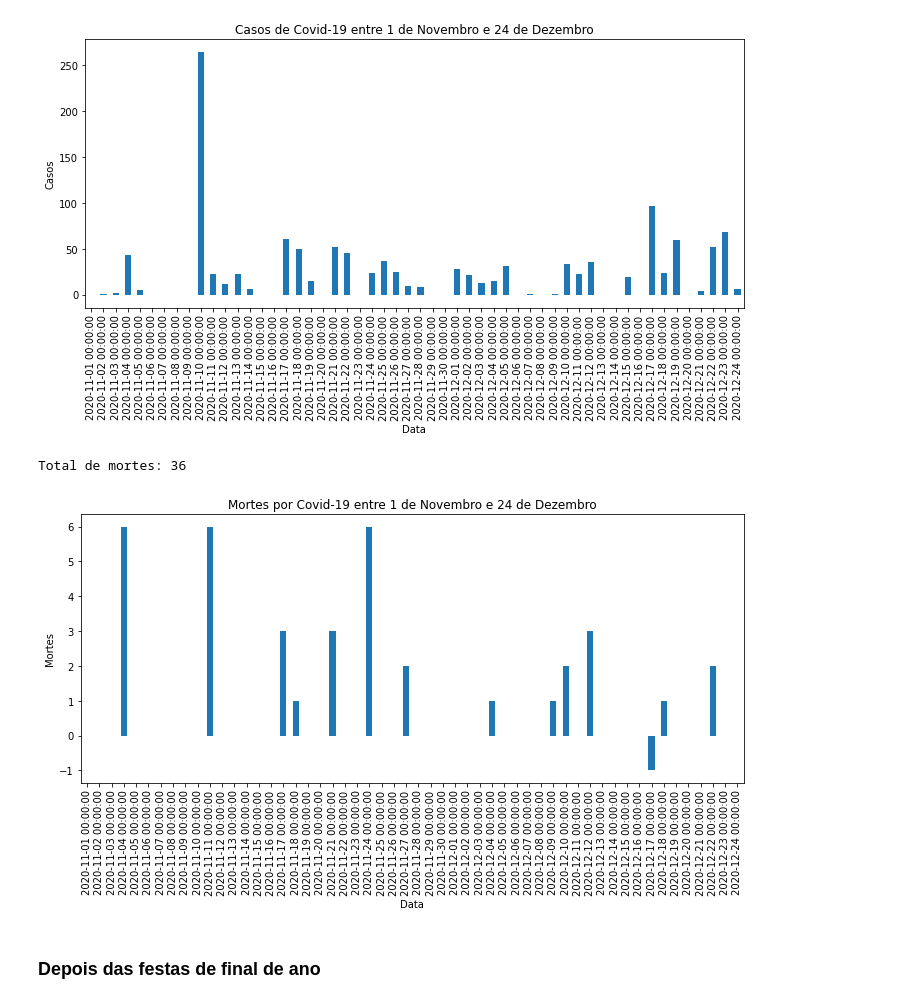
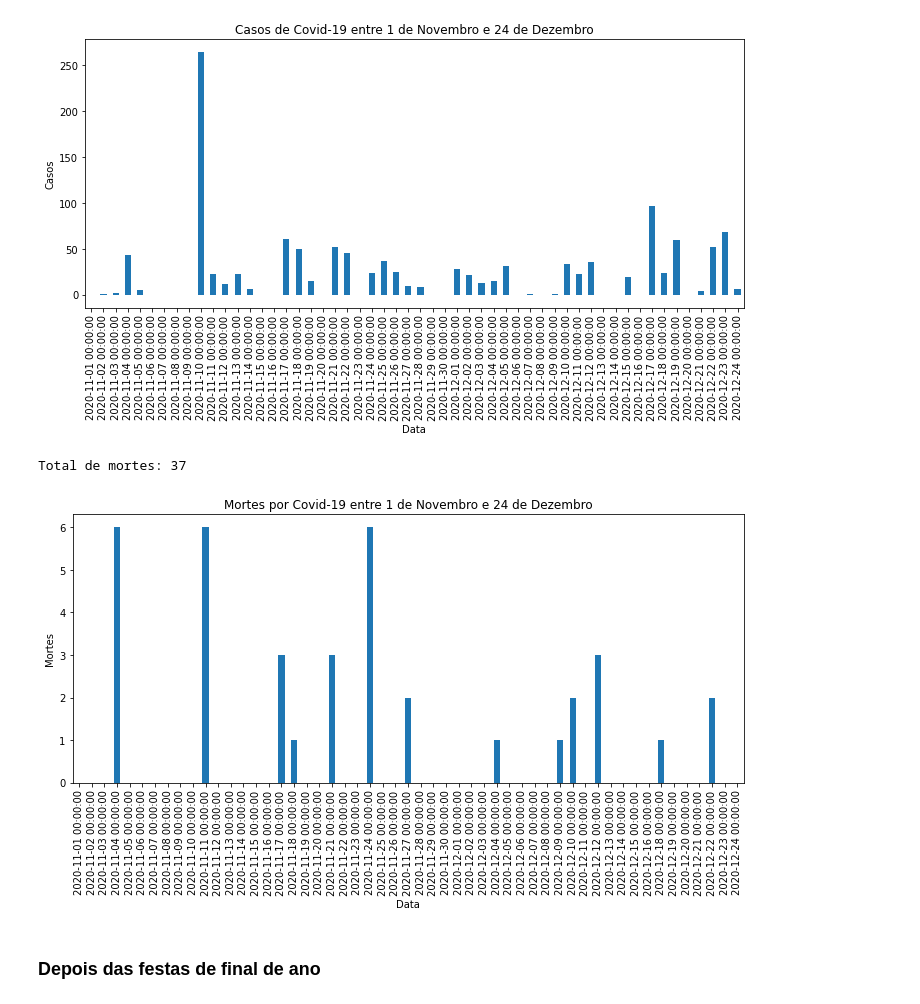
Before and after one commit to teixeiragthiago/portfolio, a Jupyter notebook: Analisando_os_dados_da_Covid_19_em_Franca.ipynb, the cells around one changed output. Saved outputs shown, nothing was run; the diff lists cells and outputs as text; code cells hidden in the pictures.

```diff
--- a/Analisando_os_dados_da_Covid_19_em_Franca.ipynb
+++ b/Analisando_os_dados_da_Covid_19_em_Franca.ipynb
@@ -251,20 +253,20 @@ Total de casos: 1231
 # %%
 fig, ax = plt.subplots(figsize=(10,6))
 
 df_full.loc['2020-11-01':'2020-12-24'].new_deaths.plot(kind="bar", y="new_deaths")
 
-# df_full.drop(df_full[df_full.new_deaths < 0].index, axis=0, inplace = True)
+df_full.drop(df_full[df_full.new_deaths < 0].index, axis=0, inplace = True)
 
 ax.set_title("Mortes por Covid-19 entre 1 de Novembro e 24 de Dezembro")
 ax.set_ylabel("Mortes")
 ax.set_xlabel("Data")
 
 plt.tight_layout()
 
 print(f"Total de mortes: {df_full.loc['2020-11-01': '2020-12-24'].new_deaths.sum()}")
 # %% [output]
-Total de mortes: 36
+Total de mortes: 37
-[figure, old version]
+[figure, new version]
 # %% [markdown]
 ### Depois das festas de final de ano
 # %%
```
Also changed, not shown: parts of 8 cells of this notebook.
